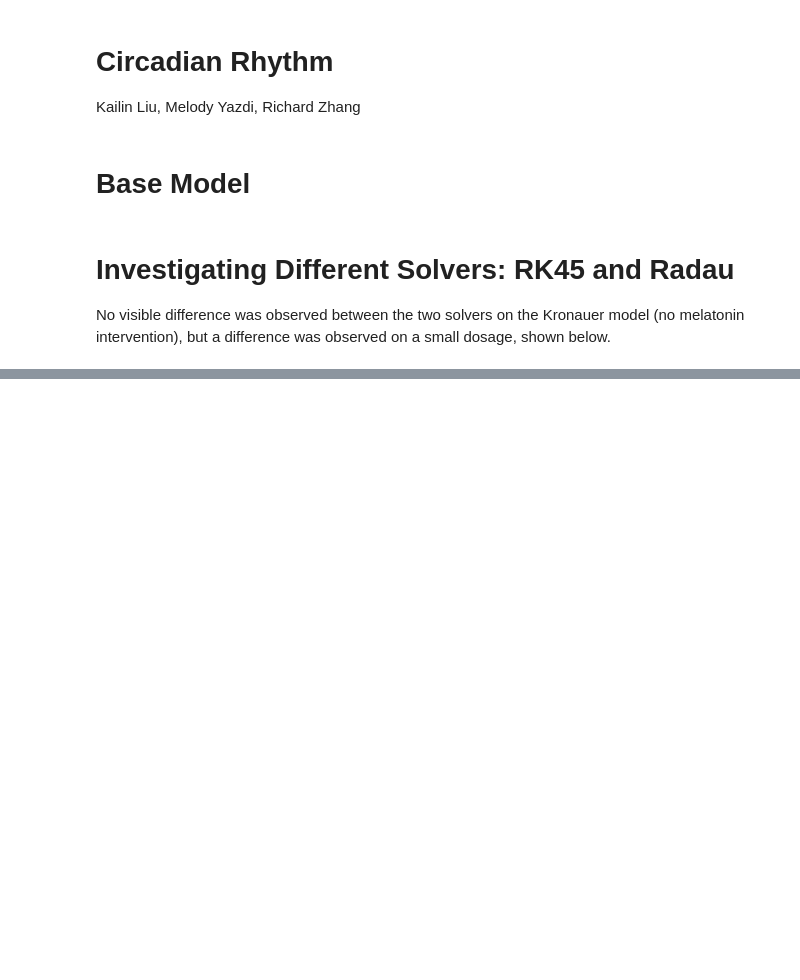
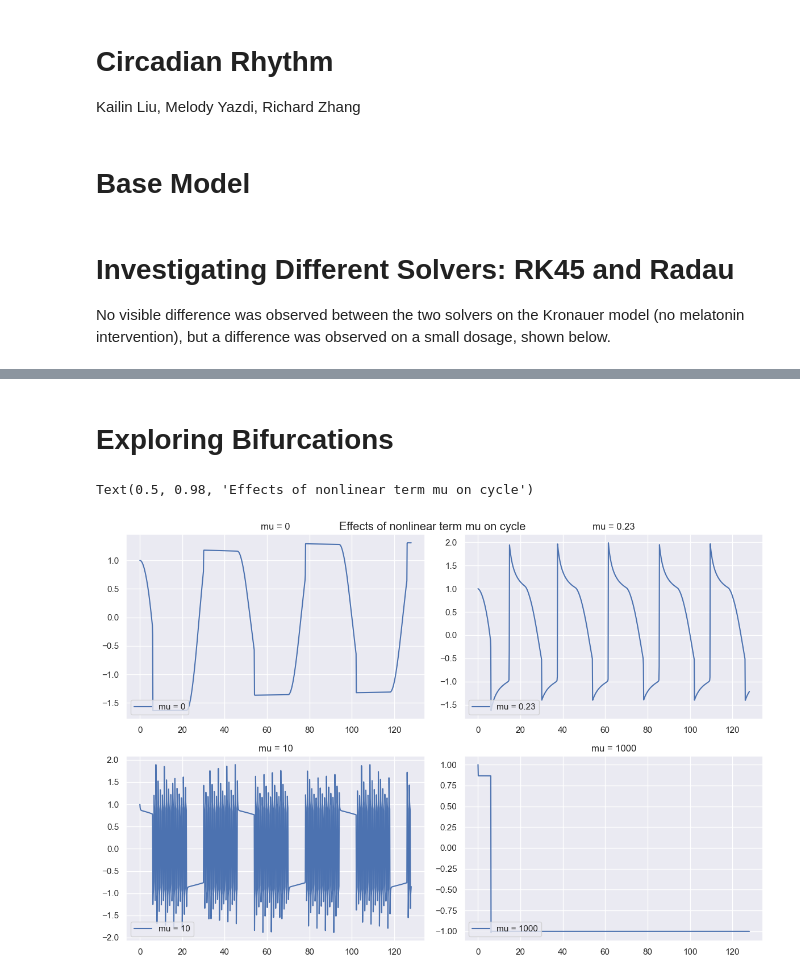
Before and after one commit to richardshizhang/circadian_model, a Jupyter notebook: Final_Project_Code.ipynb, the cells around one changed output, grey strips where cells are left out. Cells and saved outputs as stored; diff of their text form; code cells hidden in the pictures; blank space fills up the shorter version.

```diff
--- a/Final_Project_Code.ipynb
+++ b/Final_Project_Code.ipynb
@@ -115,0 +192,46 @@ When we used the RK45 solver, the shift in phase due to intervention appeared to
+# %% [markdown]
+# Exploring Bifurcations
+# %%
+y0 = [0.0, 0.0, 1.0, 0.0]  # Start on limit cycle
+dose_times = [0]
+t_span = (0, 128)
+t_eval = np.linspace(*t_span, 1000)
+sol_m0 = solve_ivp(circadian_melatonin_model, t_span, y0,
+                args=(dose_times,light_input,100.0,0.0,0.75,1.0,0.3,1.0,), t_eval=t_eval, method='Radau',atol=1e-10, rtol=1e-5)
+sol_m023 = solve_ivp(circadian_melatonin_model, t_span, y0,
+                args=(dose_times,light_input,100.0,0.23,0.75,1.0,0.3,1.0,), t_eval=t_eval, method='Radau',atol=1e-10, rtol=1e-5)
+sol_m10 = solve_ivp(circadian_melatonin_model, t_span, y0,
+                args=(dose_times,light_input,100.0,10.0,0.75,1.0,0.3,1.0,), t_eval=t_eval, method='Radau',atol=1e-10, rtol=1e-5)
+sol_m1000 = solve_ivp(circadian_melatonin_model, t_span, y0,
+                args=(dose_times,light_input,100.0,1000.0,0.75,1.0,0.3,1.0,), t_eval=t_eval, method='Radau',atol=1e-10, rtol=1e-5)
+t = sol_m0.t
+G, M, x0, y_osc = sol_m0.y
+G, M, x023, y_osc = sol_m023.y
+G, M, x10, y_osc = sol_m10.y
+G, M, x1000, y_osc = sol_m1000.y
+plt.figure(figsize=(12, 8))
+plt.subplot(2, 2, 1)
+plt.title("mu = 0")
+plt.plot(t, x0, label='mu = 0')
+plt.legend(loc='lower left')
+
+plt.subplot(2, 2, 2)
+plt.title("mu = 0.23")
+plt.plot(t, x023, label='mu = 0.23')
+plt.legend(loc='lower left')
+
+plt.subplot(2, 2, 3)
+plt.title("mu = 10")
+plt.plot(t, x10, label='mu = 10')
+plt.legend(loc='lower left')
+
+plt.subplot(2, 2, 4)
+plt.title("mu = 1000")
+plt.plot(t, x1000, label='mu = 1000')
+plt.legend(loc='lower left')
+plt.tight_layout()
+
+plt.suptitle('Effects of nonlinear term mu on cycle')
+# %% [output]
+Text(0.5, 0.98, 'Effects of nonlinear term mu on cycle')
+[figure, added]
```
Also changed, not shown: parts of 6 cells of this notebook.
